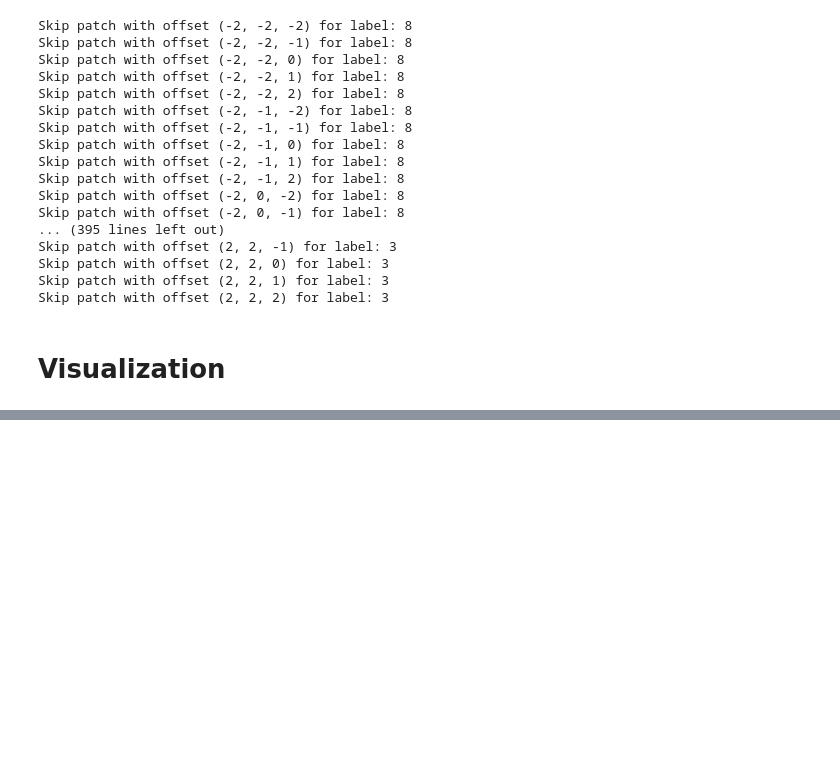
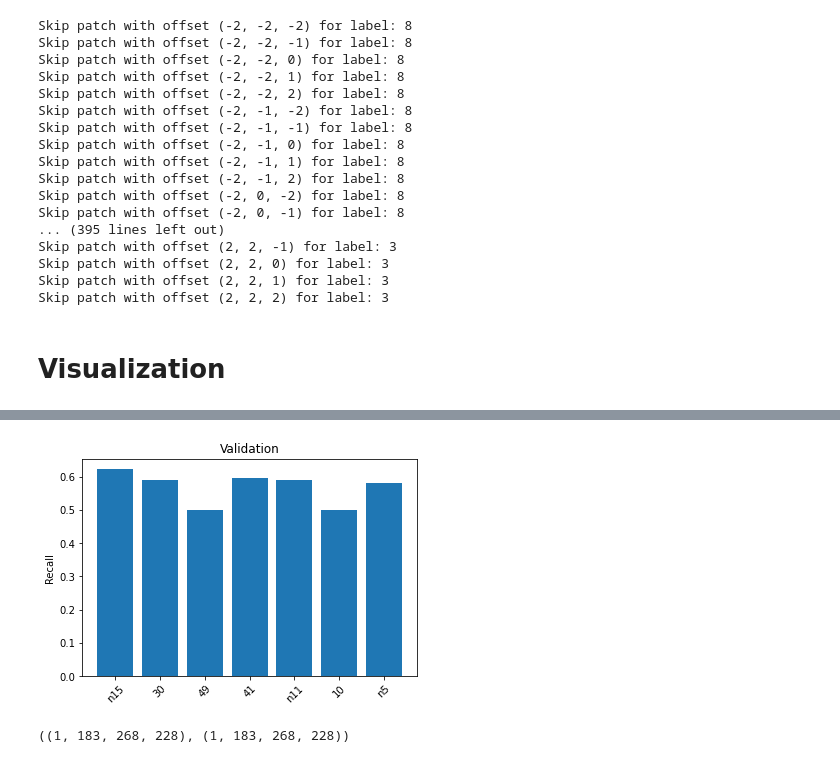
Before and after one commit to blufzzz/FCDNet, a Jupyter notebook: dataset_patches.ipynb, the cells around one changed output, grey strips where cells are left out. Cells and saved outputs as stored; diff of their text form; code cells hidden in the pictures; blank space fills up the shorter version.

```diff
--- a/dataset_patches.ipynb
+++ b/dataset_patches.ipynb
@@ -817 +949,17 @@ plt.show()
+# %%
+val_labels = val_dataset_whole.labels
+plt.ion()
+plt.figure()
+plt.bar(val_labels, coverages)
+exp_name = logdir.split('/')[1]
+plt.title(f'Validation')
+plt.ylabel('Recall')
+plt.xticks(rotation=45)
+plt.show()
+# %% [output]
+[figure, added]
+# %%
+labels[ind][0].shape, predicted_labels[ind][0].shape
+# %% [output]
+((1, 183, 268, 228), (1, 183, 268, 228))
 # %%
```
Also changed, not shown: parts of 43 cells of this notebook, 10 other files.
